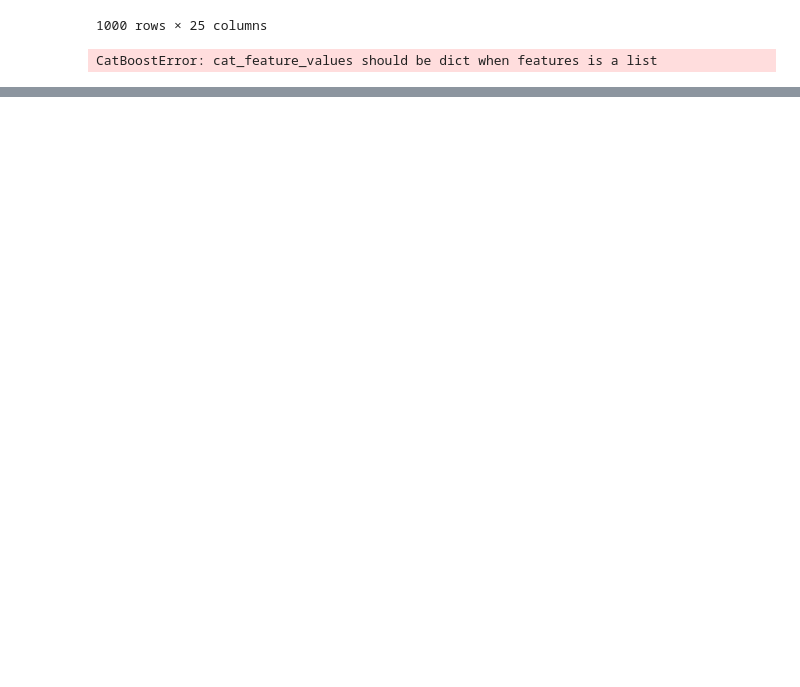
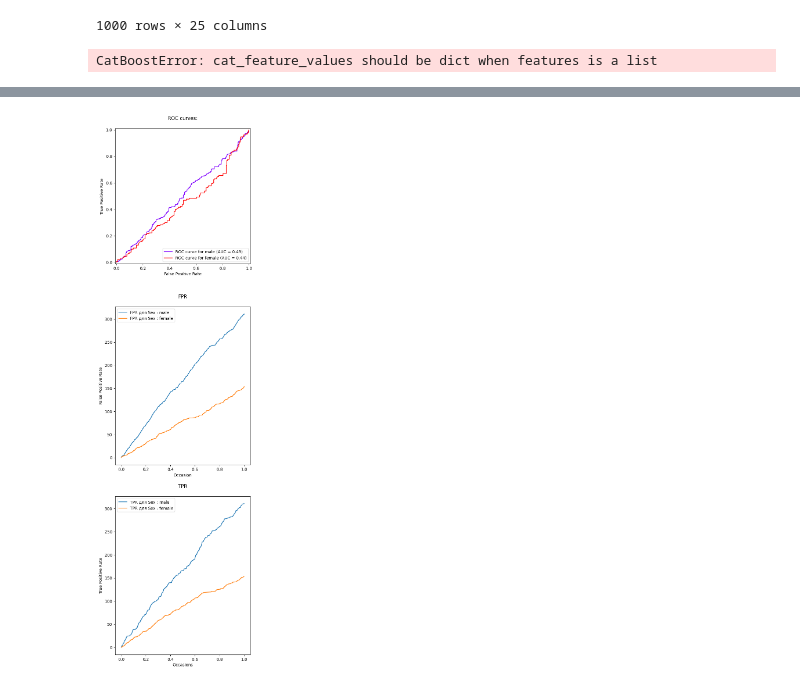
Before and after one commit to dfenelonov/interpretability, a Jupyter notebook: EDA.ipynb, the cells around one changed output, grey strips where cells are left out. Saved outputs shown, nothing was run; the diff lists cells and outputs as text; code cells hidden in the pictures; blank space fills up the shorter version.

```diff
--- a/EDA.ipynb
+++ b/EDA.ipynb
@@ -533,0 +511,4 @@ df
+# %%
+tpr_fpr(df, 'Sex')
+# %% [output]
+[figure, added]
```
Also changed, not shown: parts of 19 cells of this notebook.
